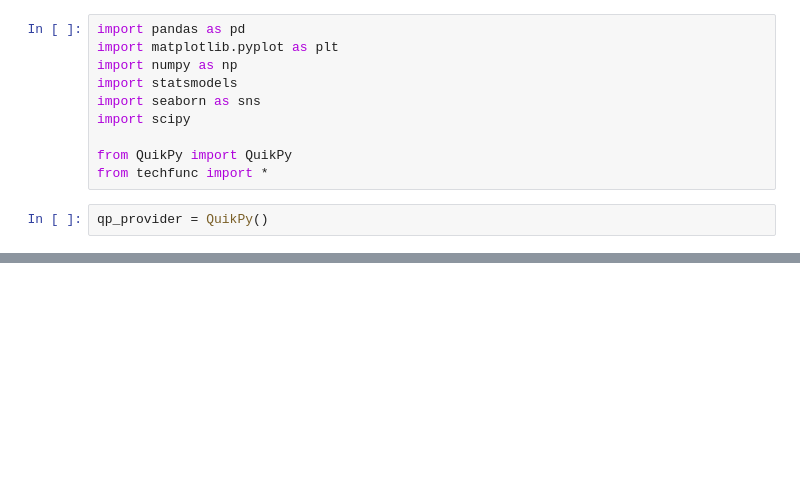
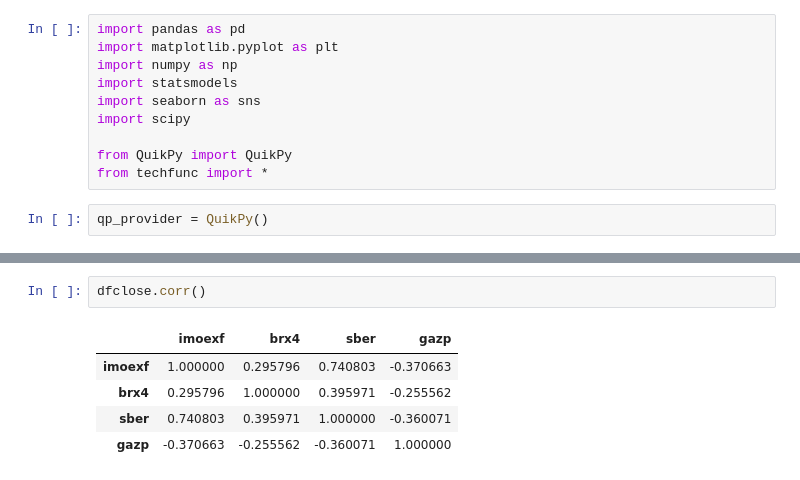
Before and after one commit to exicute/pyquik, a Jupyter notebook: analysis.ipynb, the cells around one changed output, grey strips where cells are left out. Cells and saved outputs as stored; diff of their text form; blank space fills up the shorter version.

```diff
--- a/analysis.ipynb
+++ b/analysis.ipynb
@@ -39,0 +60,8 @@ pd.json_normalize(sberdata['data'])
+# %%
+dfclose.corr()
+# %% [output]
+|  | imoexf | brx4 | sber | gazp |
+| imoexf | 1.000000 | 0.295796 | 0.740803 | -0.370663 |
+| brx4 | 0.295796 | 1.000000 | 0.395971 | -0.255562 |
+| sber | 0.740803 | 0.395971 | 1.000000 | -0.360071 |
+| gazp | -0.370663 | -0.255562 | -0.360071 | 1.000000 |
```
Also changed, not shown: parts of 5 cells of this notebook, 1 other file.
